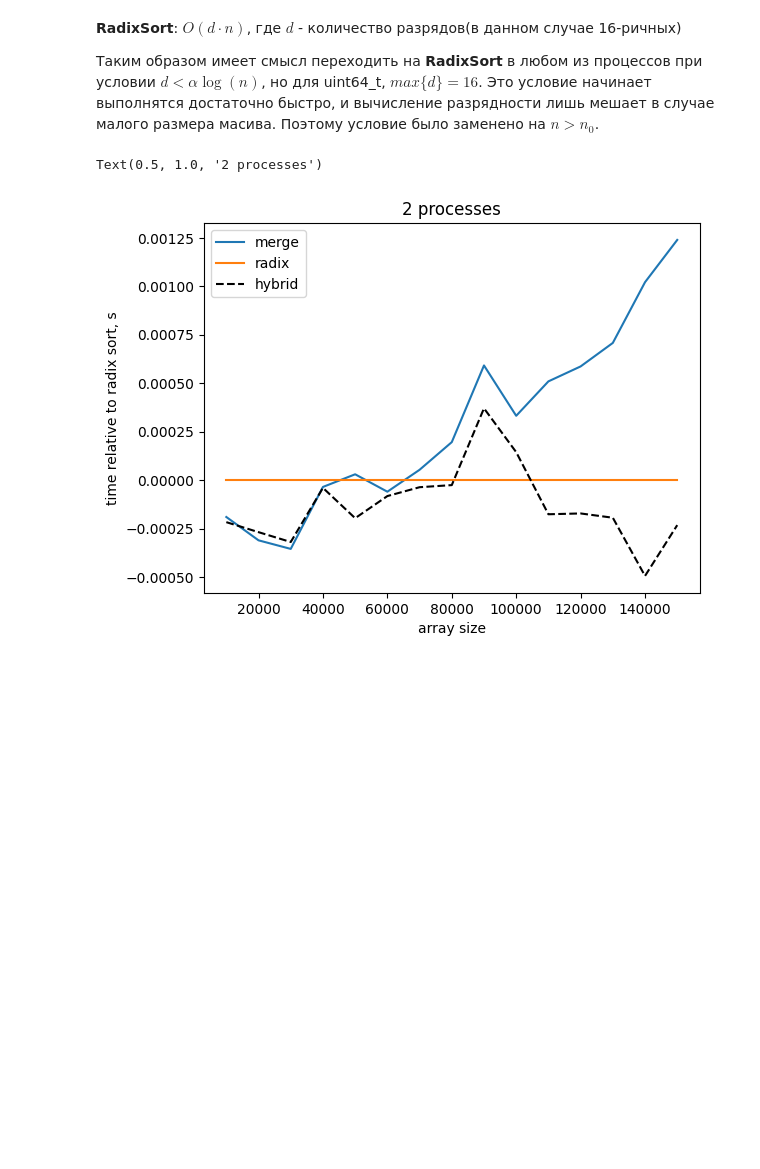
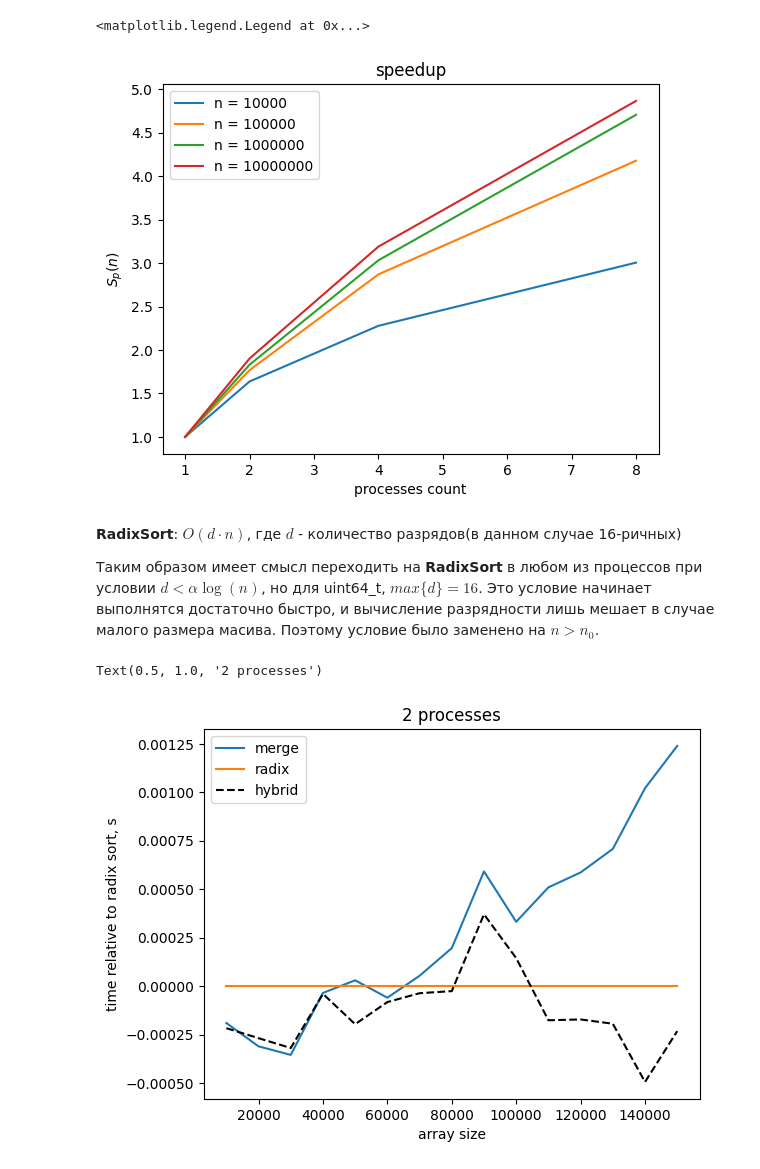
Before and after one commit to VoyakaGOD/parallel_programming, a Jupyter notebook: special_tasks/sorting/benchmarks.ipynb, the cells around one changed output. Saved outputs shown, nothing was run; the diff lists cells and outputs as text; code cells hidden in the pictures; blank space fills up the shorter version.

```diff
--- a/special_tasks/sorting/benchmarks.ipynb
+++ b/special_tasks/sorting/benchmarks.ipynb
@@ -9,3 +27,26 @@ MergeSort: $O(n\log(n))$
+# %%
+ps = [1, 2, 4, 8]
+
+t10000s = [0.00257633, 0.00157332, 0.00113106, 0.000857449]
+t100000s = [0.0297305, 0.0168159, 0.0103622, 0.00711814]
+t1000000s = [0.34143, 0.186543, 0.112643, 0.0725748]
+t10000000s = [3.99548, 2.10092, 1.25321, 0.821374]
+
+def show_plot(n : int, ts : list[float]):
+    Ss = [ts[0] / t for t in ts]
+    plt.plot(ps, Ss, label=f"n = {n}")
+    plt.xlabel("processes count")
+    plt.ylabel("$S_p(n)$")
+
+plt.title(f"speedup")
+show_plot(10000, t10000s)
+show_plot(100000, t100000s)
+show_plot(1000000, t1000000s)
+show_plot(10000000, t10000000s)
+plt.legend()
+# %% [output]
+<matplotlib.legend.Legend at 0x...>
+[figure, added]
 # %% [markdown]
 **RadixSort**: $O(d \cdot n)$, где $d$ - количество разрядов(в данном случае 16-ричных)
 
```
Also changed, not shown: parts of 7 cells of this notebook.
